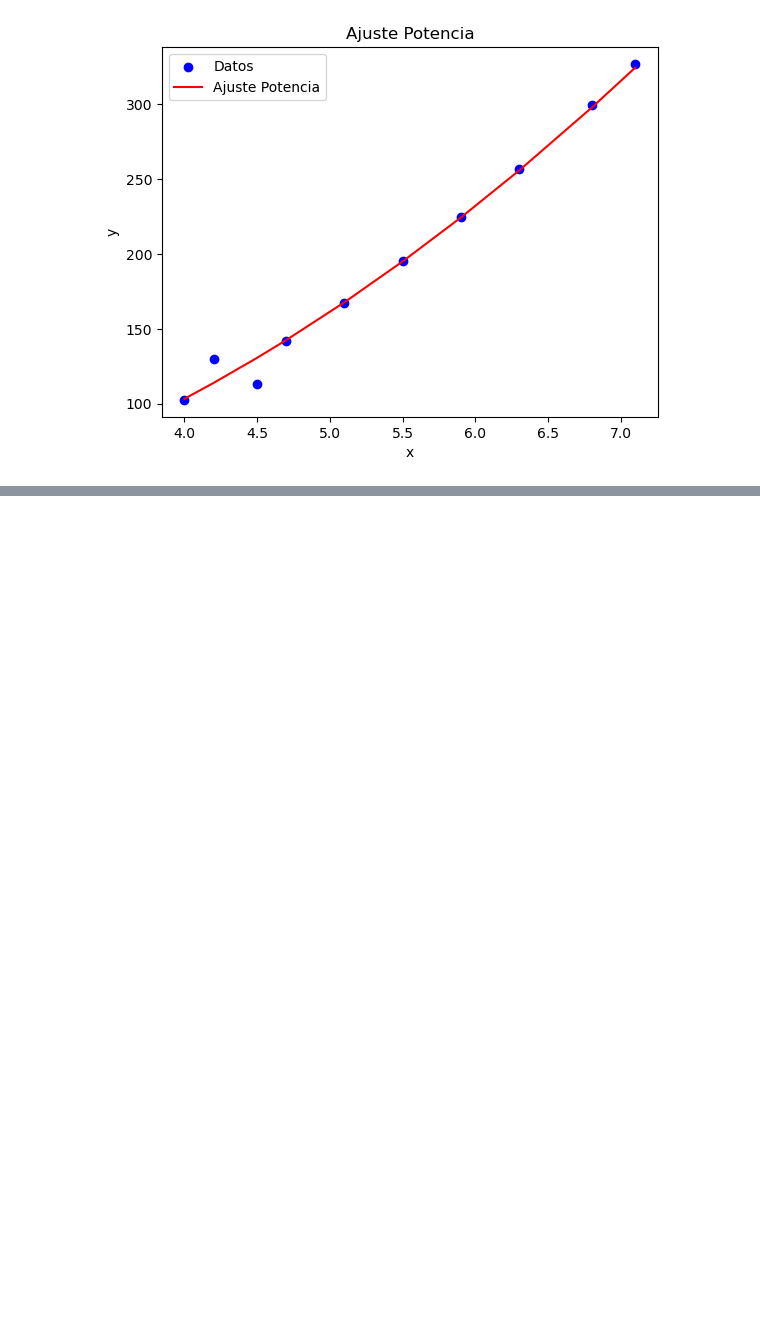
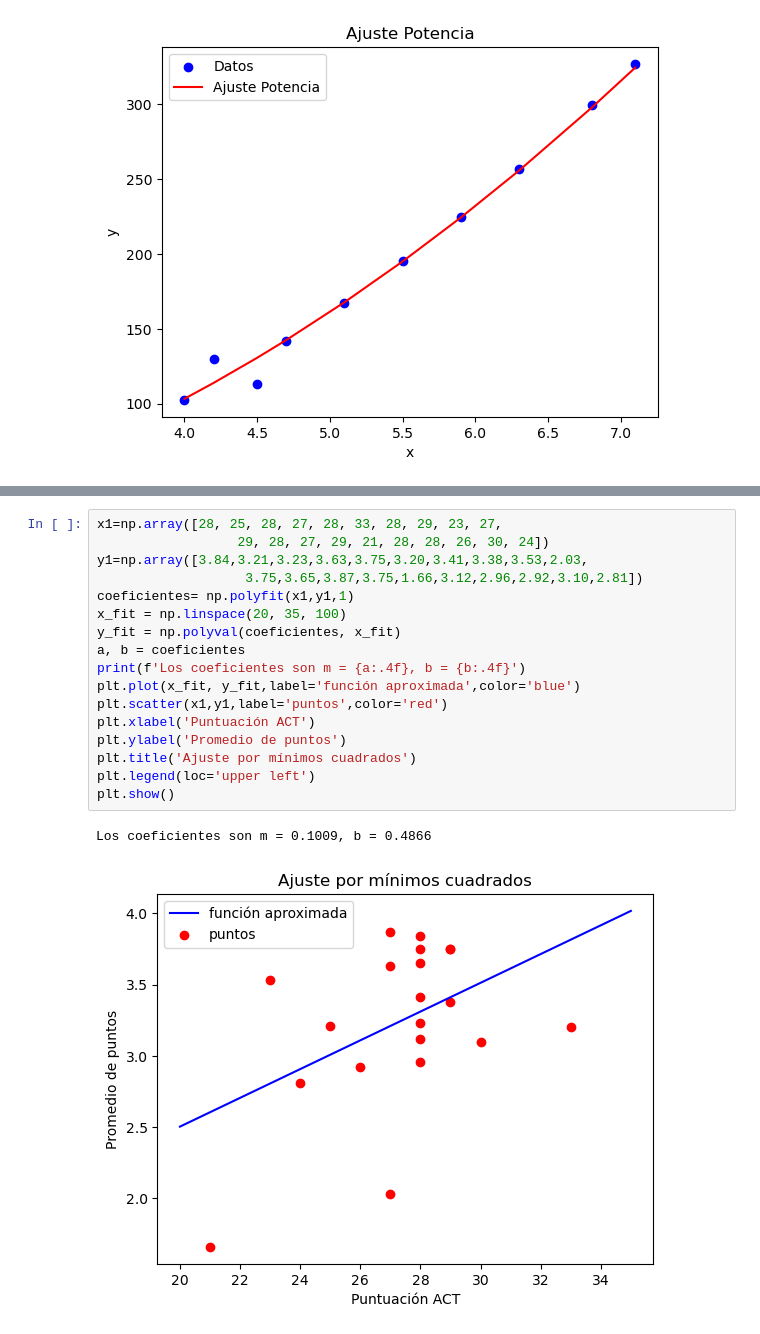
Before and after one commit to Boris-epn/Minimos-cuadrados, a Jupyter notebook: Tarea8.ipynb, the cells around one changed output, grey strips where cells are left out. Drawn from its saved outputs; the diff is of its cells as text; blank space fills up the shorter version.

```diff
--- a/Tarea8.ipynb
+++ b/Tarea8.ipynb
@@ -226,0 +229,20 @@ Ajuste Potencia: a = 1.993284578947899, b = 6.518682345785465, Error = 581.55727
+# %%
+x1=np.array([28, 25, 28, 27, 28, 33, 28, 29, 23, 27,
+                  29, 28, 27, 29, 21, 28, 28, 26, 30, 24])
+y1=np.array([3.84,3.21,3.23,3.63,3.75,3.20,3.41,3.38,3.53,2.03,
+                   3.75,3.65,3.87,3.75,1.66,3.12,2.96,2.92,3.10,2.81])
+coeficientes= np.polyfit(x1,y1,1)
+x_fit = np.linspace(20, 35, 100)
+y_fit = np.polyval(coeficientes, x_fit)
+a, b = coeficientes
+print(f'Los coeficientes son m = {a:.4f}, b = {b:.4f}')
+plt.plot(x_fit, y_fit,label='función aproximada',color='blue')
+plt.scatter(x1,y1,label='puntos',color='red')
+plt.xlabel('Puntuación ACT')
+plt.ylabel('Promedio de puntos')
+plt.title('Ajuste por mínimos cuadrados')
+plt.legend(loc='upper left')
+plt.show()
+# %% [output]
+Los coeficientes son m = 0.1009, b = 0.4866
+[figure, added]
```
Also changed, not shown: parts of 3 cells of this notebook, 2 other files.
